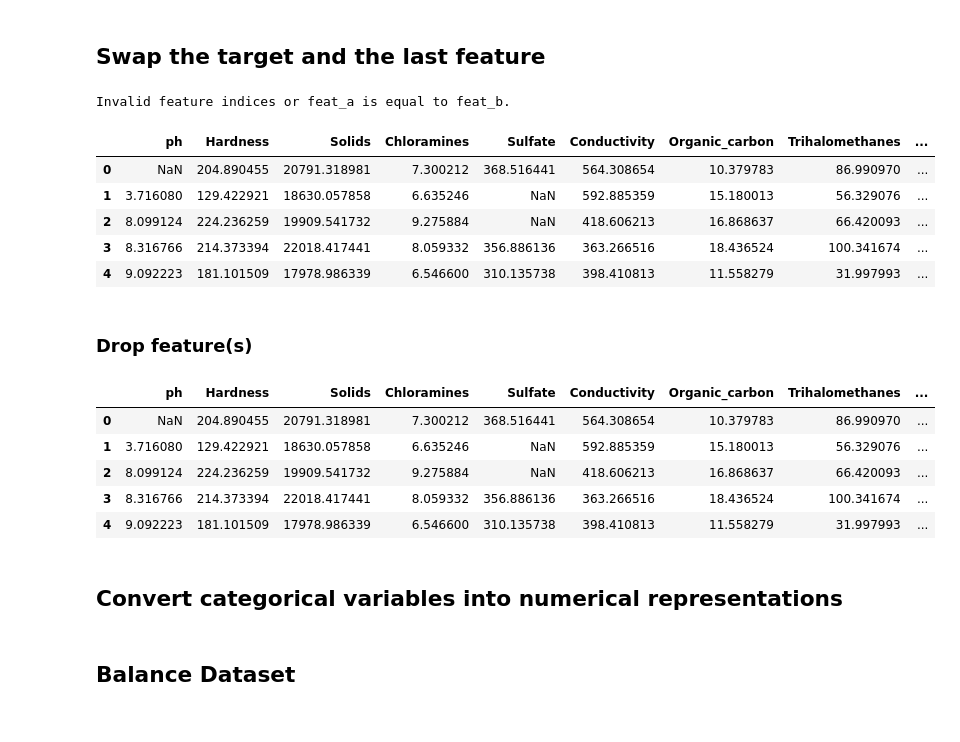
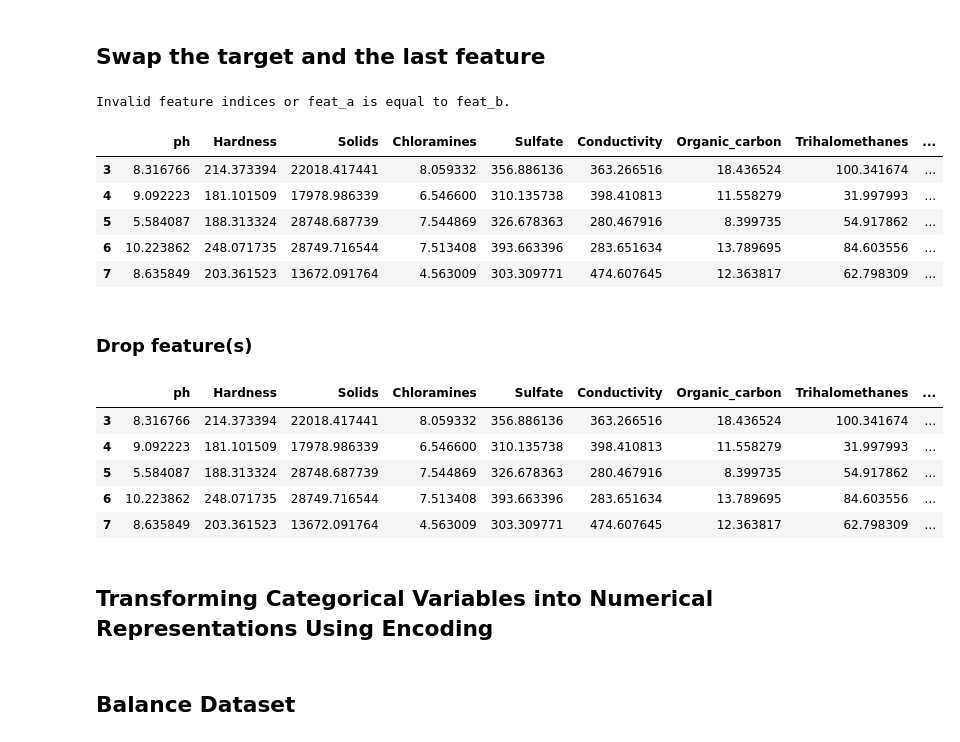
Before and after one commit to aka-gera/Data_Classification, a Jupyter notebook: water_probability.ipynb, the cells around one changed output. Cells and saved outputs as stored; diff of their text form; code cells hidden in the pictures.

```diff
--- a/water_probability.ipynb
+++ b/water_probability.ipynb
@@ -215,7 +198,7 @@ import pandas as pd
 # %% [markdown]
 # Dataset Information
 # %%
-df = aka_clean.df_get(f'/content/{unzipped_file_names[0]}')
+df = aka_df_prepare().df_get(f'/content/{unzipped_file_names[0]}')
 df.head()
 # %% [output]
 |  | ph | Hardness | Solids | Chloramines | Sulfate | Conductivity | Organic_carbon | Trihalomethanes | ... |
@@ -319,28 +299,26 @@ df.drop_duplicates()
 ## Swap the target and the last feature
 # %%
 # target_switcher = -1
-df = aka_clean.swap_features(df,target_switcher)
+df = aka_df_prepare().swap_features(df,target_switcher)
 df.head()
 # %% [output]
 Invalid feature indices or feat_a is equal to feat_b.
 |  | ph | Hardness | Solids | Chloramines | Sulfate | Conductivity | Organic_carbon | Trihalomethanes | ... |
-| 0 | NaN | 204.890455 | 20791.318981 | 7.300212 | 368.516441 | 564.308654 | 10.379783 | 86.990970 | ... |
-| 1 | 3.716080 | 129.422921 | 18630.057858 | 6.635246 | NaN | 592.885359 | 15.180013 | 56.329076 | ... |
-| 2 | 8.099124 | 224.236259 | 19909.541732 | 9.275884 | NaN | 418.606213 | 16.868637 | 66.420093 | ... |
 | 3 | 8.316766 | 214.373394 | 22018.417441 | 8.059332 | 356.886136 | 363.266516 | 18.436524 | 100.341674 | ... |
 | 4 | 9.092223 | 181.101509 | 17978.986339 | 6.546600 | 310.135738 | 398.410813 | 11.558279 | 31.997993 | ... |
+| 5 | 5.584087 | 188.313324 | 28748.687739 | 7.544869 | 326.678363 | 280.467916 | 8.399735 | 54.917862 | ... |
+| 6 | 10.223862 | 248.071735 | 28749.716544 | 7.513408 | 393.663396 | 283.651634 | 13.789695 | 84.603556 | ... |
+| 7 | 8.635849 | 203.361523 | 13672.091764 | 4.563009 | 303.309771 | 474.607645 | 12.363817 | 62.798309 | ... |
 # %% [markdown]
 ### Drop feature(s)
 # %%
 # feat =  []
-df = aka_clean.drop_feature(df,feat)
+df = aka_df_prepare().drop_feature(df,feat)
 df.head()
 # %% [output]
 |  | ph | Hardness | Solids | Chloramines | Sulfate | Conductivity | Organic_carbon | Trihalomethanes | ... |
-| 0 | NaN | 204.890455 | 20791.318981 | 7.300212 | 368.516441 | 564.308654 | 10.379783 | 86.990970 | ... |
-| 1 | 3.716080 | 129.422921 | 18630.057858 | 6.635246 | NaN | 592.885359 | 15.180013 | 56.329076 | ... |
-| 2 | 8.099124 | 224.236259 | 19909.541732 | 9.275884 | NaN | 418.606213 | 16.868637 | 66.420093 | ... |
 | 3 | 8.316766 | 214.373394 | 22018.417441 | 8.059332 | 356.886136 | 363.266516 | 18.436524 | 100.341674 | ... |
 | 4 | 9.092223 | 181.101509 | 17978.986339 | 6.546600 | 310.135738 | 398.410813 | 11.558279 | 31.997993 | ... |
+| 5 | 5.584087 | 188.313324 | 28748.687739 | 7.544869 | 326.678363 | 280.467916 | 8.399735 | 54.917862 | ... |
+| 6 | 10.223862 | 248.071735 | 28749.716544 | 7.513408 | 393.663396 | 283.651634 | 13.789695 | 84.603556 | ... |
+| 7 | 8.635849 | 203.361523 | 13672.091764 | 4.563009 | 303.309771 | 474.607645 | 12.363817 | 62.798309 | ... |
-# %% [markdown]
-##  Convert categorical variables into numerical representations
@@ -353,0 +325,2 @@ df = aka_clean.CleaningDF(df,mapping,data_nan)
+# %% [markdown]
+## Transforming Categorical Variables into Numerical Representations Using Encoding
```
Also changed, not shown: parts of 49 cells of this notebook.
